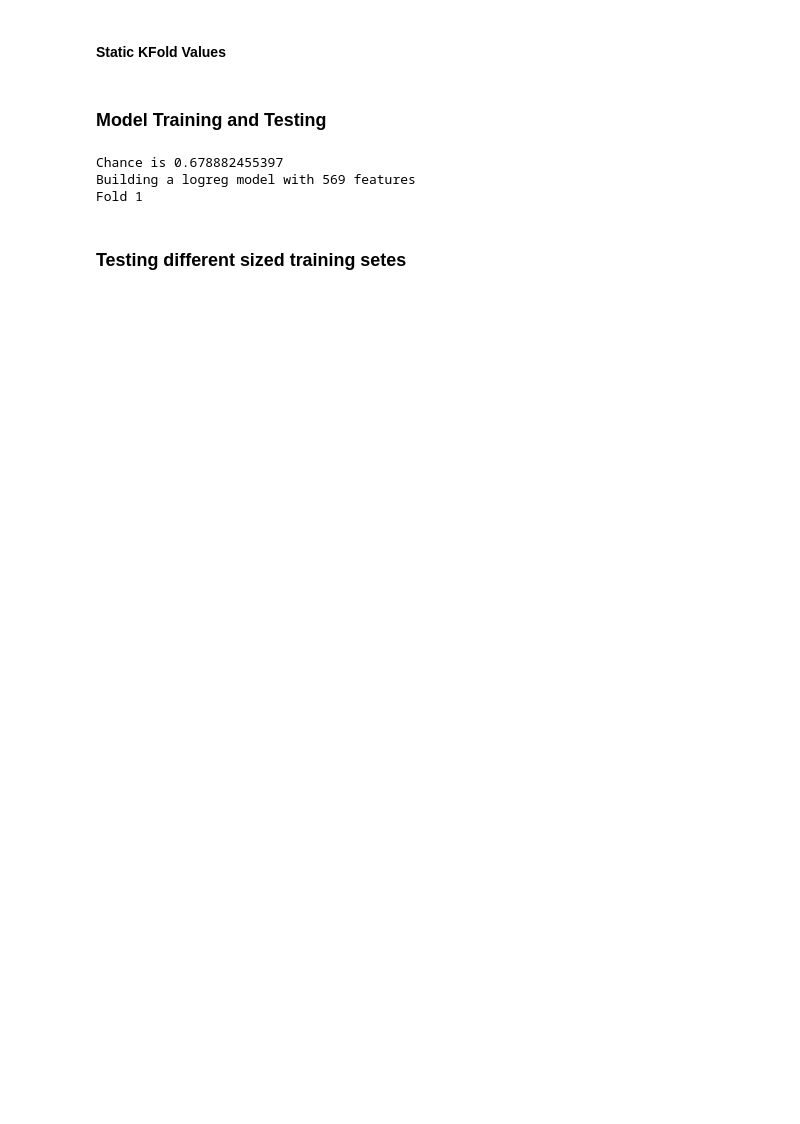
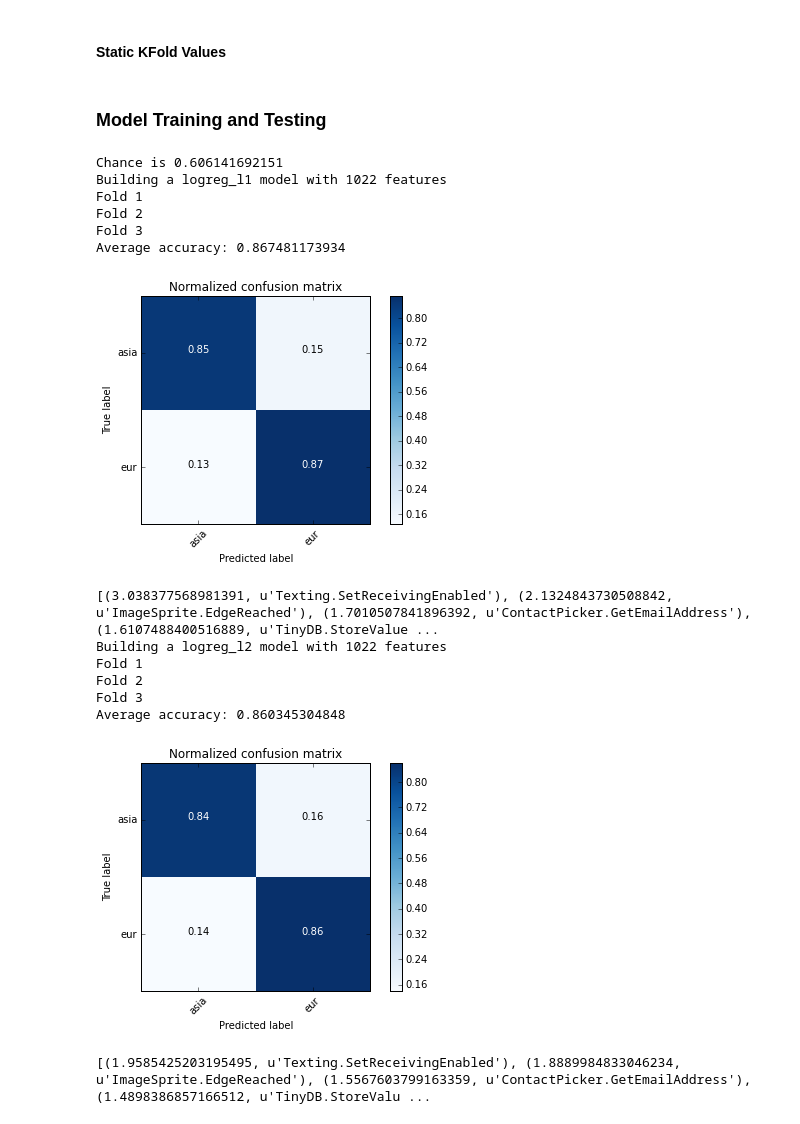
Before and after one commit to sravanareddy/appinventor, a Jupyter notebook: CodeLangClassify.ipynb, the cells around one changed output. Saved outputs shown, nothing was run; the diff lists cells and outputs as text; code cells hidden in the pictures; blank space fills up the shorter version.

```diff
--- a/CodeLangClassify.ipynb
+++ b/CodeLangClassify.ipynb
@@ -213,85 +168,74 @@ import pickle
-# %%
-if filter_tutorials:
-    with open('filtered_kfold.pickle', 'rb') as f:
-        foldindices = pickle.load(f)
-else:
-    with open('unfiltered_kfold.pickle', 'rb') as f:
-        foldindices = pickle.load(f)
+# %%
+import pickle
+import os
+from sklearn.cross_validation import StratifiedKFold
+
+foldfile = 'final_filtered_indices.pickle'
+if os.path.isfile(foldfile):
+    foldindices = pickle.load(open(foldfile))
+else:
+    foldindices = StratifiedKFold(y)
+    with open(foldfile, 'w') as o:
+        pickle.dump(foldindices, o)
 # %% [markdown]
 ### Model Training and Testing
 # %%
-from sklearn.cross_validation import StratifiedKFold
 from sklearn.neighbors import KNeighborsClassifier
 from  sklearn.metrics import f1_score
 from sklearn.linear_model import LogisticRegression
 from sklearn.metrics import confusion_matrix
 import matplotlib.pyplot as plt
 %matplotlib inline
-from plotcnf import plot_confusion_matrix
+import plotcnf
+reload(plotcnf)
 from sklearn.decomposition import PCA
 
 print 'Chance is', max(numpy.bincount(y))/float(len(y))
 
-### added later ### ************************
-
-
-labels = map(lambda x:x[0], sorted(langgroup_num_map.items(), key=lambda x:x[1]))
-# languages corresponding to class labels as a list
-
-
-k = 70 #num neighbors for kNN
-
-classifiers = [('logreg', LogisticRegression(penalty = 'l1'))]  # no knn because it's too slow
-#multi_class='multinomial',
-
+classifiers = [('logreg_l1', LogisticRegression(penalty = 'l1', class_weight='balanced')),
+              ('logreg_l2', LogisticRegression(penalty = 'l2', class_weight='balanced'))]
 
 for modelname, model in classifiers:
     for featname, X in [('code', Xcode)]:
         print  'Building a', modelname, 'model with', X.shape[1], 'features'
 
         cvaccs = numpy.zeros(len(foldindices))
         #cvf1 = numpy.zeros(len(foldindices))
         for i, (trainidx, testidx) in enumerate(foldindices):
 
             print 'Fold', i+1
 
             ytrain = y[trainidx]
             ytest = y[testidx]
 
             Xtrain = X[trainidx, :]
             Xtest = X[testidx, :]
 
             model.fit(Xtrain, ytrain)
             cvaccs[i] = model.score(Xtest, ytest)
 
             predictions = model.predict(Xtest)
 
-#             pca = PCA(n_components=7)
-
-#             reduced_train = pca.fit_transform(Xtrain)
-#             reduced_test = pca.transform(Xtest)
-
-#             model.fit(reduced_train, ytrain)
-#             cvaccs[i] = model.score(reduced_test, ytest)
-
-
-#             predictions = model.predict(reduced_test)
-
-            #cvf1[i] = f1_score(ytest, predictions)
-
-
-            #print '****', modelname, cvaccs[i]
+        print 'Average accuracy:', numpy.mean(cvaccs)
         #analyze last fold only
         cnf_matrix = confusion_matrix(ytest, predictions)
-        plot_confusion_matrix(cnf_matrix, labels)
-        plt.title('European and Asian Language Groupings')
-
+        plotcnf.plot_confusion_matrix(cnf_matrix, le.classes_, normed=True)
         plt.show()
-        coef = model.coef_
-        print 'Average accuracy:', numpy.mean(cvaccs)
+        #importances = sorted(filter(lambda x:x[0]!=0, zip(model.coef_[0], codevec.feature_names_)), reverse=True)
+        #print importances
 # %% [output]
-Chance is 0.678882455397
-Building a logreg model with 569 features
+Chance is 0.606141692151
+Building a logreg_l1 model with 1022 features
 Fold 1
+Fold 2
+Fold 3
+Average accuracy: 0.867481173934
+[figure, added]
+[(3.038377568981391, u'Texting.SetReceivingEnabled'), (2.1324843730508842, u'ImageSprite.EdgeReached'), (1.7010507841896392, u'ContactPicker.GetEmailAddress'), (1.6107488400516889, u'TinyDB.StoreValue ...
+Building a logreg_l2 model with 1022 features
+Fold 1
+Fold 2
+Fold 3
+Average accuracy: 0.860345304848
+[figure, added]
+[(1.9585425203195495, u'Texting.SetReceivingEnabled'), (1.8889984833046234, u'ImageSprite.EdgeReached'), (1.5567603799163359, u'ContactPicker.GetEmailAddress'), (1.4898386857166512, u'TinyDB.StoreValu ...
-# %% [markdown]
-### Testing different sized training setes
```
Also changed, not shown: parts of 26 cells of this notebook, 4 other files.
